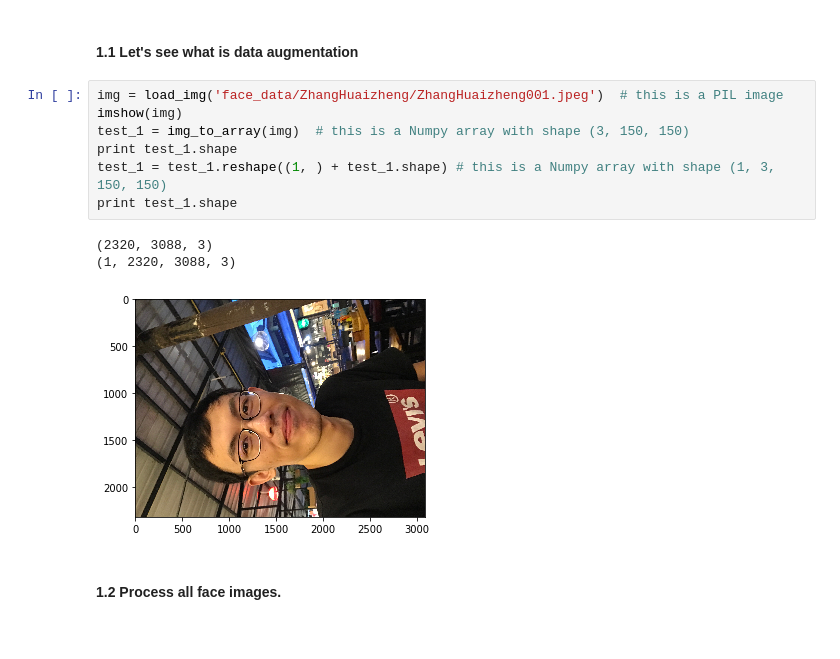
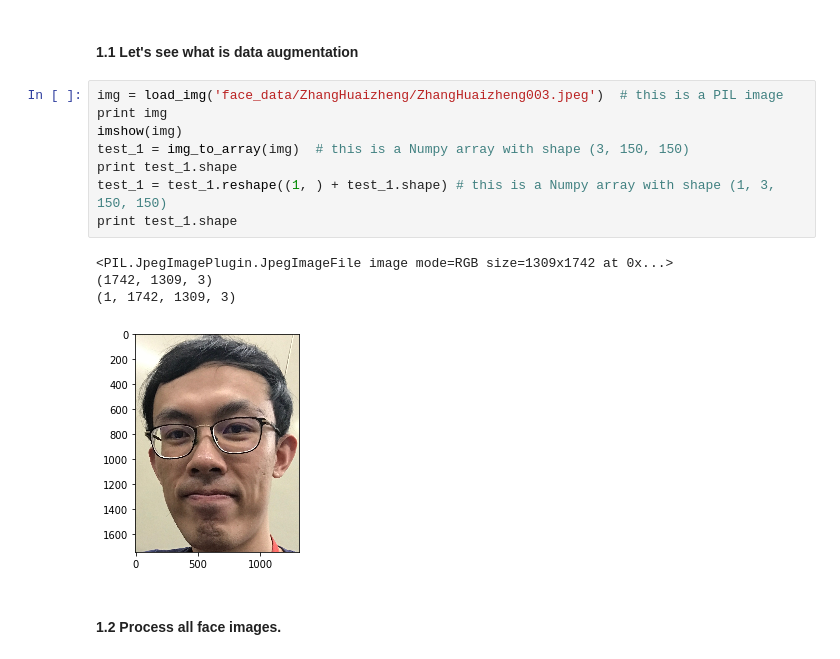
Before and after one commit to HuaizhengZhang/Face-Recognition-with-Raspberry-Pi, a Jupyter notebook: Face Recognition with Raspberry Pi.ipynb, the cells around one changed output. Drawn from its saved outputs; the diff is of its cells as text.

```diff
--- a/Face Recognition with Raspberry Pi.ipynb
+++ b/Face Recognition with Raspberry Pi.ipynb
@@ -23,16 +29,18 @@ from matplotlib.pyplot import imshow
 # %% [markdown]
 #### 1.1 Let's see what is data augmentation
 # %%
-img = load_img('face_data/ZhangHuaizheng/ZhangHuaizheng001.jpeg')  # this is a PIL image
+img = load_img('face_data/ZhangHuaizheng/ZhangHuaizheng003.jpeg')  # this is a PIL image
+print img
 imshow(img)
 test_1 = img_to_array(img)  # this is a Numpy array with shape (3, 150, 150)
 print test_1.shape
 test_1 = test_1.reshape((1, ) + test_1.shape) # this is a Numpy array with shape (1, 3, 150, 150)
 print test_1.shape
 # %% [output]
-(2320, 3088, 3)
-(1, 2320, 3088, 3)
+<PIL.JpegImagePlugin.JpegImageFile image mode=RGB size=1309x1742 at 0x...>
+(1742, 1309, 3)
+(1, 1742, 1309, 3)
-[figure, old version]
+[figure, new version]
 # %% [markdown]
 #### 1.2 Process all face images.
 # %%
```
Also changed, not shown: parts of 7 cells of this notebook, 6 other files.
